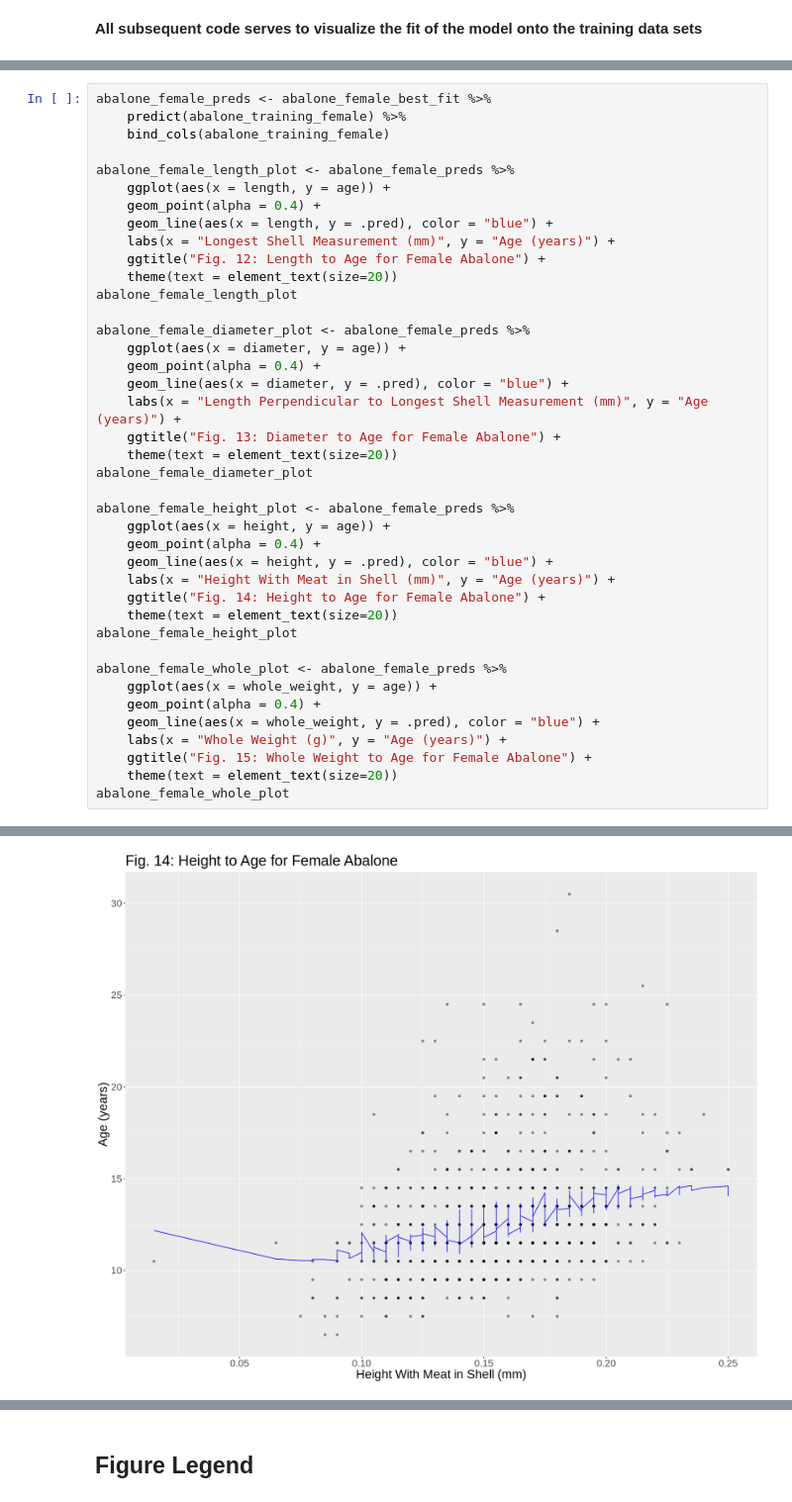
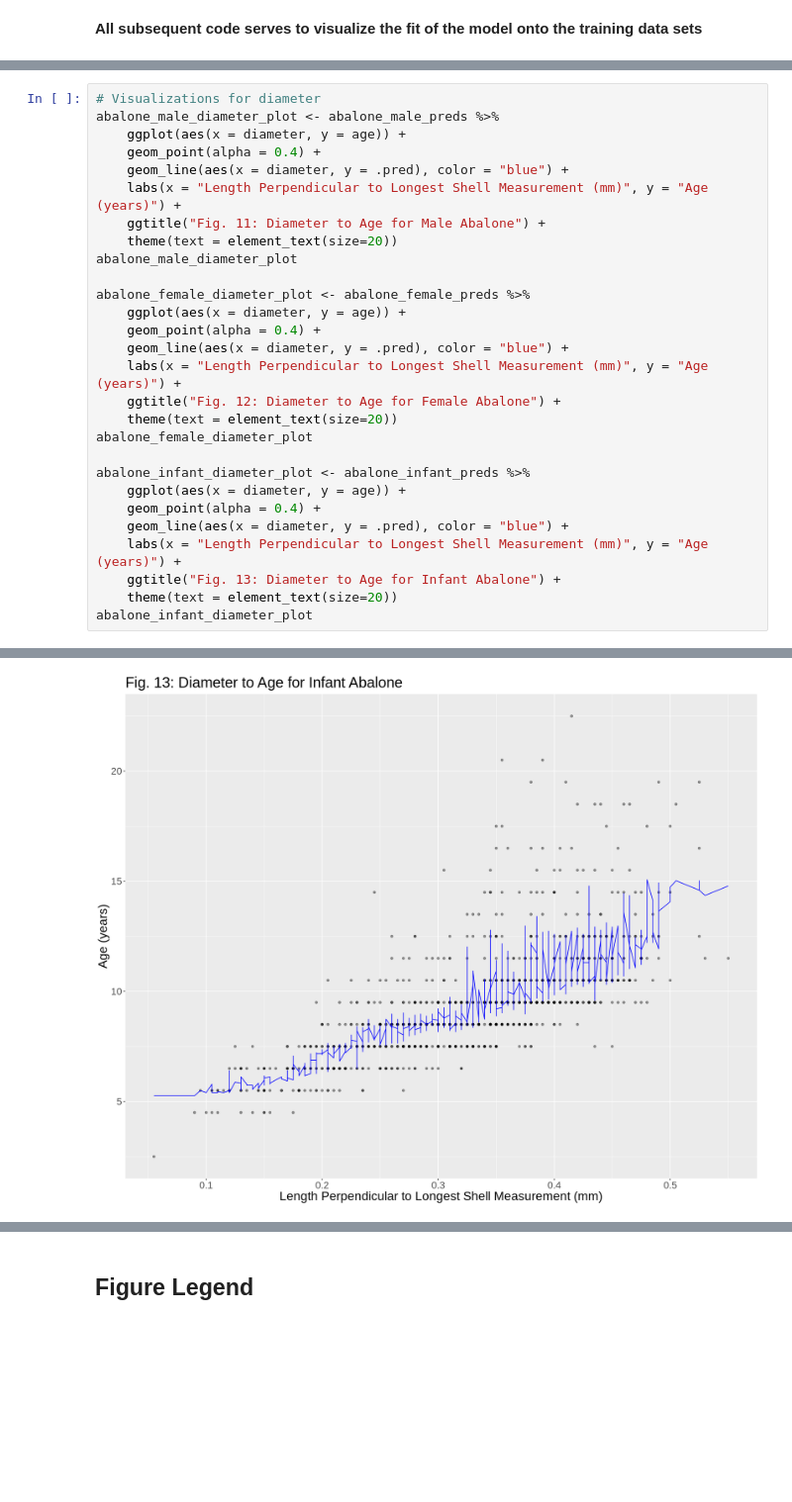
Before and after one commit to BrittonHelfert/DSCI-100-Group-Project, a Jupyter notebook: proposal.ipynb, the cells around one changed output, grey strips where cells are left out. Shown at 99% size. Saved outputs shown, nothing was run; the diff lists cells and outputs as text; blank space fills up the shorter version.

```diff
--- a/proposal.ipynb
+++ b/proposal.ipynb
@@ -488,41 +473,29 @@ abalone_male_whole_plot
 # %%
-abalone_female_preds <- abalone_female_best_fit %>%
-    predict(abalone_training_female) %>%
-    bind_cols(abalone_training_female)
-
-abalone_female_length_plot <- abalone_female_preds %>%
-    ggplot(aes(x = length, y = age)) +
+# Visualizations for diameter
+abalone_male_diameter_plot <- abalone_male_preds %>%
+    ggplot(aes(x = diameter, y = age)) +
     geom_point(alpha = 0.4) +
-    geom_line(aes(x = length, y = .pred), color = "blue") +
-    labs(x = "Longest Shell Measurement (mm)", y = "Age (years)") +
-    ggtitle("Fig. 12: Length to Age for Female Abalone") +
+    geom_line(aes(x = diameter, y = .pred), color = "blue") +
+    labs(x = "Length Perpendicular to Longest Shell Measurement (mm)", y = "Age (years)") +
+    ggtitle("Fig. 11: Diameter to Age for Male Abalone") +
     theme(text = element_text(size=20))
-abalone_female_length_plot
+abalone_male_diameter_plot
 
 abalone_female_diameter_plot <- abalone_female_preds %>%
     ggplot(aes(x = diameter, y = age)) +
     geom_point(alpha = 0.4) +
     geom_line(aes(x = diameter, y = .pred), color = "blue") +
     labs(x = "Length Perpendicular to Longest Shell Measurement (mm)", y = "Age (years)") +
-    ggtitle("Fig. 13: Diameter to Age for Female Abalone") +
+    ggtitle("Fig. 12: Diameter to Age for Female Abalone") +
     theme(text = element_text(size=20))
 abalone_female_diameter_plot
 
-abalone_female_height_plot <- abalone_female_preds %>%
-    ggplot(aes(x = height, y = age)) +
+abalone_infant_diameter_plot <- abalone_infant_preds %>%
+    ggplot(aes(x = diameter, y = age)) +
     geom_point(alpha = 0.4) +
-    geom_line(aes(x = height, y = .pred), color = "blue") +
-    labs(x = "Height With Meat in Shell (mm)", y = "Age (years)") +
-    ggtitle("Fig. 14: Height to Age for Female Abalone") +
+    geom_line(aes(x = diameter, y = .pred), color = "blue") +
+    labs(x = "Length Perpendicular to Longest Shell Measurement (mm)", y = "Age (years)") +
+    ggtitle("Fig. 13: Diameter to Age for Infant Abalone") +
     theme(text = element_text(size=20))
-abalone_female_height_plot
-
-abalone_female_whole_plot <- abalone_female_preds %>%
-    ggplot(aes(x = whole_weight, y = age)) +
-    geom_point(alpha = 0.4) +
-    geom_line(aes(x = whole_weight, y = .pred), color = "blue") +
-    labs(x = "Whole Weight (g)", y = "Age (years)") +
-    ggtitle("Fig. 15: Whole Weight to Age for Female Abalone") +
-    theme(text = element_text(size=20))
-abalone_female_whole_plot
+abalone_infant_diameter_plot
 # %% [output]
@@ -530,2 +503,2 @@ abalone_female_whole_plot
 [figure]
-[figure, old version]
+[figure, new version]
```
Also changed, not shown: parts of 7 cells of this notebook.
